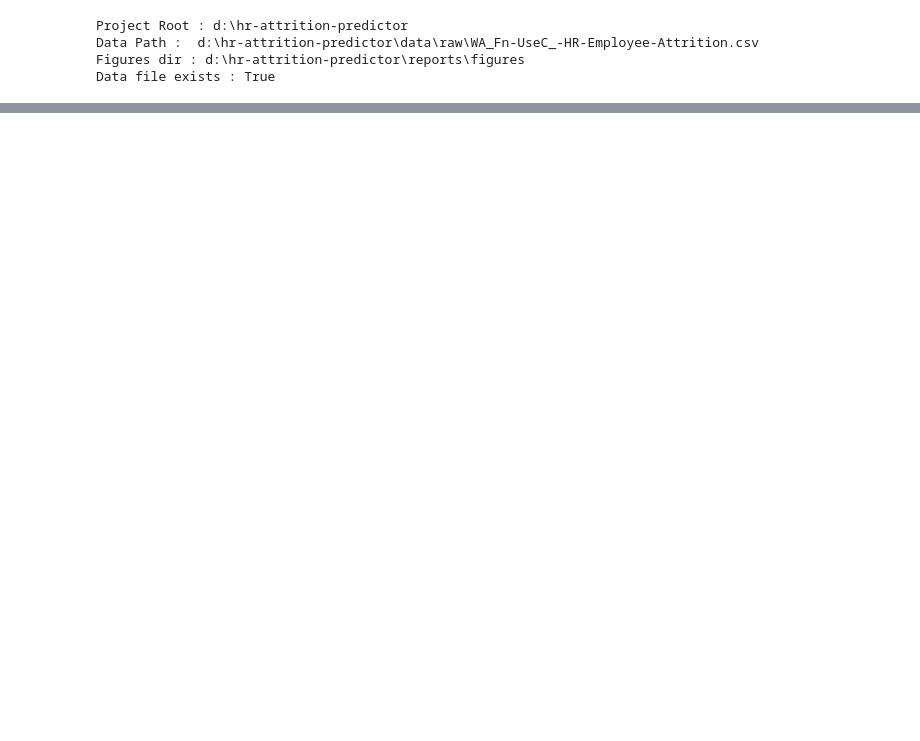
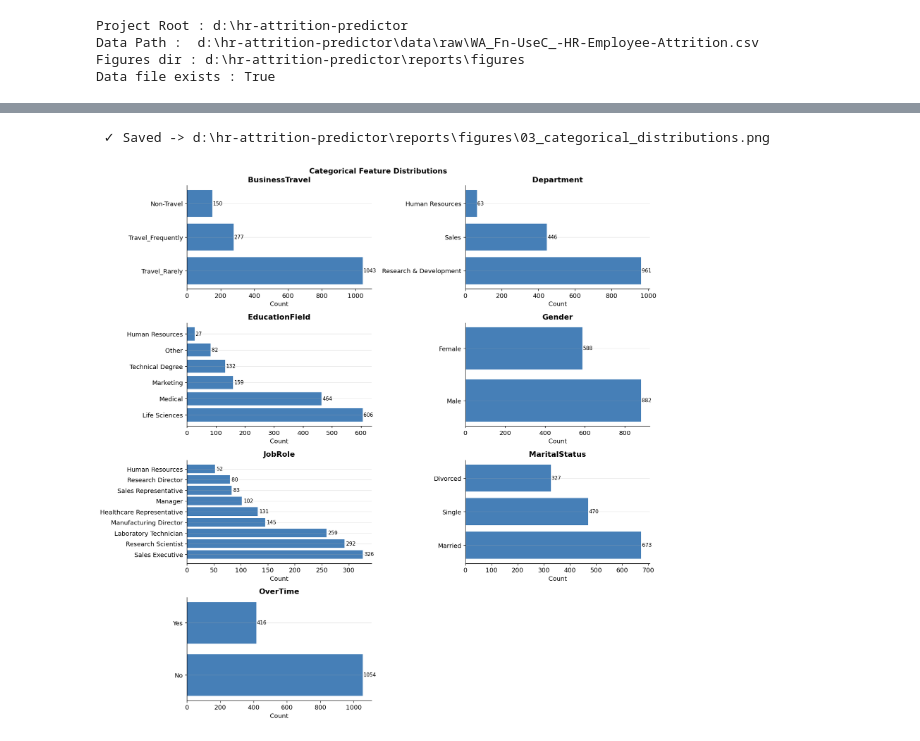
Before and after one commit to bhattacharyaArnab03/hr-attrition-predictor, a Jupyter notebook: notebooks/week1_eda.ipynb, the cells around one changed output, grey strips where cells are left out. Cells and saved outputs as stored; diff of their text form; code cells hidden in the pictures; blank space fills up the shorter version.

```diff
--- a/notebooks/week1_eda.ipynb
+++ b/notebooks/week1_eda.ipynb
@@ -74,0 +266,13 @@ print(f"Path: {p}")
+# %%
+#Section 5 -- Categorical Features - Stats
+
+cat_cols = [c for c in df.select_dtypes("object").columns if c!= "Attrition"]
+
+print(f"\n Categorical columns ({len(cat_cols)}) : {cat_cols}\n")
+
+for col in cat_cols:
+    vc = df[col].value_counts()
+    print(f" {col}  ({df[col].nunique()} unique values):")
+    for val, cnt in vc.items():
+        print(f" {val:35s} {cnt:4d} ({cnt/len(df) * 100:.1f}%)")
+    print()
@@ -74,0 +297,25 @@ print(f"Path: {p}")
+# %%
+n_cols = 2
+n_rows = (len(cat_cols) + 1) // 2
+
+fig, axes = plt.subplots(n_rows, n_cols, figsize=(14, n_rows * 3.5))
+axes = axes.flatten()
+
+for i, col in enumerate(cat_cols):
+    vc = df[col].value_counts()
+    axes[i].barh(vc.index, vc.values, color=BLUE, alpha=0.8)
+    axes[i].set_title(col, fontweight="bold")
+    axes[i].set_xlabel("Count")
+    for j, v in enumerate(vc.values):
+        axes[i].text(v + 3, j, str(v), va="center", fontsize=9)
+
+for j in range(i + 1, len(axes)):
+    axes[j].set_visible(False)
+
+fig.suptitle("Categorical Feature Distributions", fontsize=13, fontweight="bold")
+plt.tight_layout()
+save(fig, "03_categorical_distributions.png")
+plt.show()
+# %% [output]
+ ✓ Saved -> d:\hr-attrition-predictor\reports\figures\03_categorical_distributions.png
+[figure, added]
```
Also changed, not shown: parts of 20 cells of this notebook, 8 other files.
